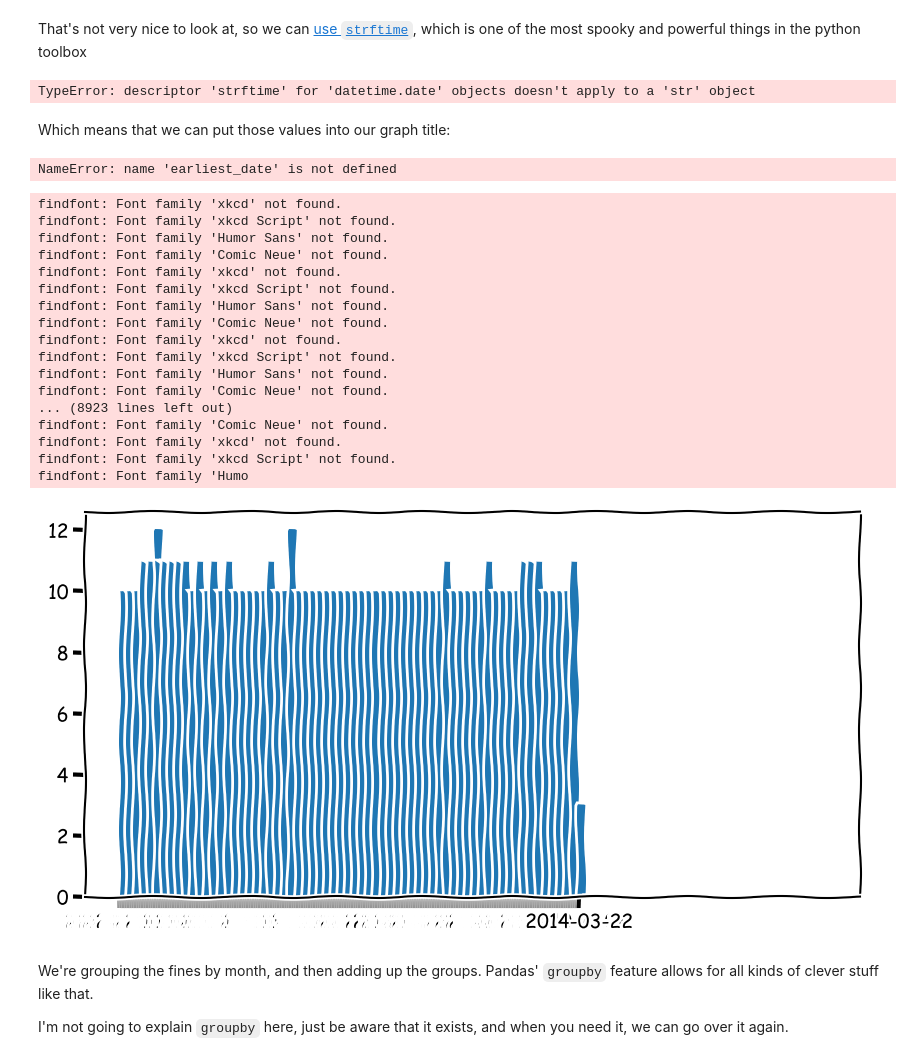
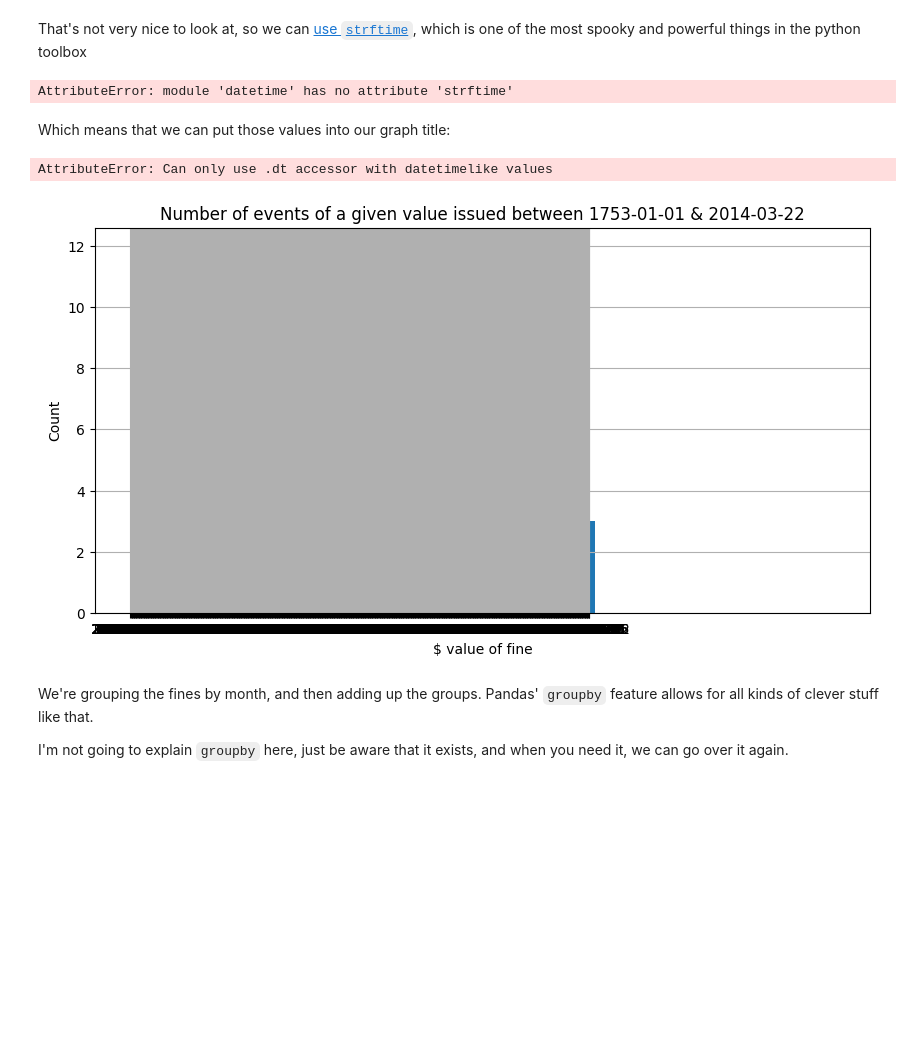
Before and after one commit to Rishika279/data_project, a Jupyter notebook: my_disaster_data.ipynb, the cells around one changed output. Drawn from its saved outputs; the diff is of its cells as text; code cells hidden in the pictures; blank space fills up the shorter version.

```diff
--- a/my_disaster_data.ipynb
+++ b/my_disaster_data.ipynb
@@ -546,8 +563,11 @@ from datetime import datetime
 disaster_data.startdate = disaster_data.startdate.str.replace("/", "-")
 disaster_data.enddate = disaster_data.enddate.str.replace("/", "-")
 
-disaster_data['startdate'] = pd.to_datetime(disaster_data.startdate, format ='mixed', dayfirst = False)
-disaster_data['startdate'] = disaster_data['startdate'].dt.strftime('%Y-%m-%d')
+disaster_data.startdate = pd.to_datetime(disaster_data.startdate, format ='mixed', dayfirst = False)
+disaster_data.startdate = disaster_data.startdate.dt.strftime('%Y-%m-%d')
+
+disaster_data.enddate = pd.to_datetime(disaster_data.enddate, format ='mixed', dayfirst = False)
+disaster_data.enddate = disaster_data.enddate.dt.strftime('%Y-%m-%d')
 
 disaster_data.head()
 # %% [output]
@@ -571,50 +591,39 @@ f"range is: {first_date} to {last_date}"
 # %% [markdown]
 That's not very nice to look at, so we can [use `strftime`](https://strftime.org/), which is one of the most spooky and powerful things in the python toolbox
 # %%
+import datetime
 date_format_pattern = "%B, %Y"
 earliest_date = datetime.strftime(disaster_data.startdate.min(), date_format_pattern)
 latest_date = datetime.strftime(disaster_data.startdate.max(), date_format_pattern)
 f"range is: {earliest_date} to {latest_date}"
 # %% [output]
-TypeError: descriptor 'strftime' for 'datetime.date' objects doesn't apply to a 'str' object
+AttributeError: module 'datetime' has no attribute 'strftime'
 # %% [markdown]
 Which means that we can put those values into our graph title:
+# %%
+disaster_data.startdate = pd.to_datetime(disaster_data.startdate, format ='mixed', dayfirst = False, errors='coerce')
+disaster_data.startdate = disaster_data.startdate.dt.strftime('%Y-%m-%d')
+disaster_data = disaster_data.groupby(disaster_data.startdate.dt.year).size().plot()
+# %% [output]
+AttributeError: Can only use .dt accessor with datetimelike values
 # %%
 number_of_bins = 100
 lower_bound = 0
 upper_bound = 1000
 
 plt.hist(
     disaster_data["startdate"], bins=number_of_bins, range=(lower_bound, upper_bound)
 )
 plt.title(
-    f"Number of events of a given value issued between {earliest_date} & {latest_date}",
+    f"Number of events of a given value issued between {first_date} & {last_date}",
     fontsize=12,
 )
 plt.xlabel("$ value of fine", fontsize=10)
 plt.ylabel("Count", fontsize=10)
 plt.grid(True)
 plt.show()
 # %% [output]
-NameError: name 'earliest_date' is not defined
-findfont: Font family 'xkcd' not found.
-findfont: Font family 'xkcd Script' not found.
-findfont: Font family 'Humor Sans' not found.
-findfont: Font family 'Comic Neue' not found.
-findfont: Font family 'xkcd' not found.
-findfont: Font family 'xkcd Script' not found.
-findfont: Font family 'Humor Sans' not found.
-findfont: Font family 'Comic Neue' not found.
-findfont: Font family 'xkcd' not found.
-findfont: Font family 'xkcd Script' not found.
-findfont: Font family 'Humor Sans' not found.
-findfont: Font family 'Comic Neue' not found.
-... (8923 lines left out)
-findfont: Font family 'Comic Neue' not found.
-findfont: Font family 'xkcd' not found.
-findfont: Font family 'xkcd Script' not found.
-findfont: Font family 'Humo
-[figure, old version]
+[figure, new version]
 # %% [markdown]
 We're grouping the fines by month, and then adding up the groups. Pandas' `groupby` feature allows for all kinds of clever stuff like that.
 
```
Also changed, not shown: parts of 7 cells of this notebook, 3 other files.
